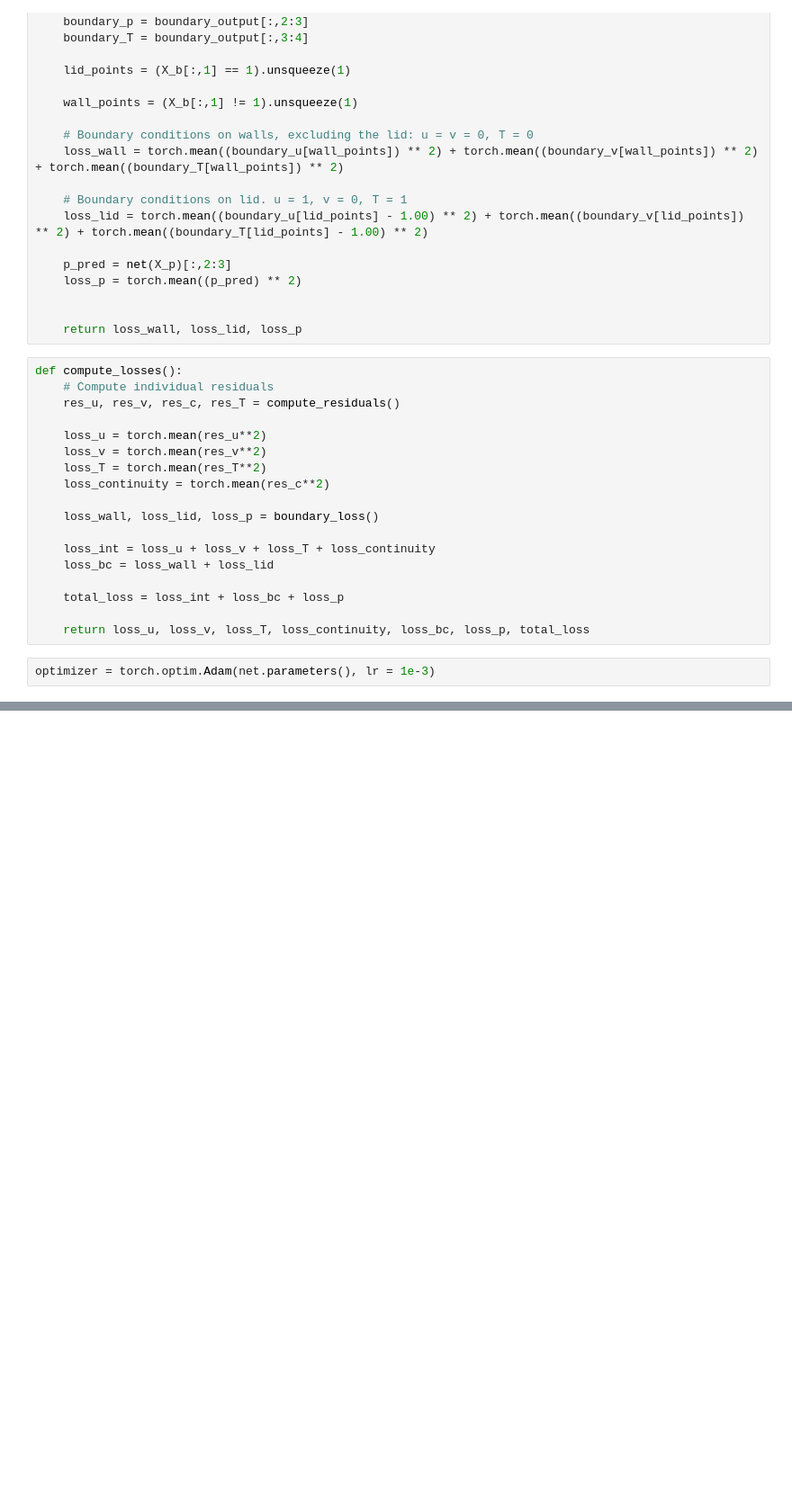
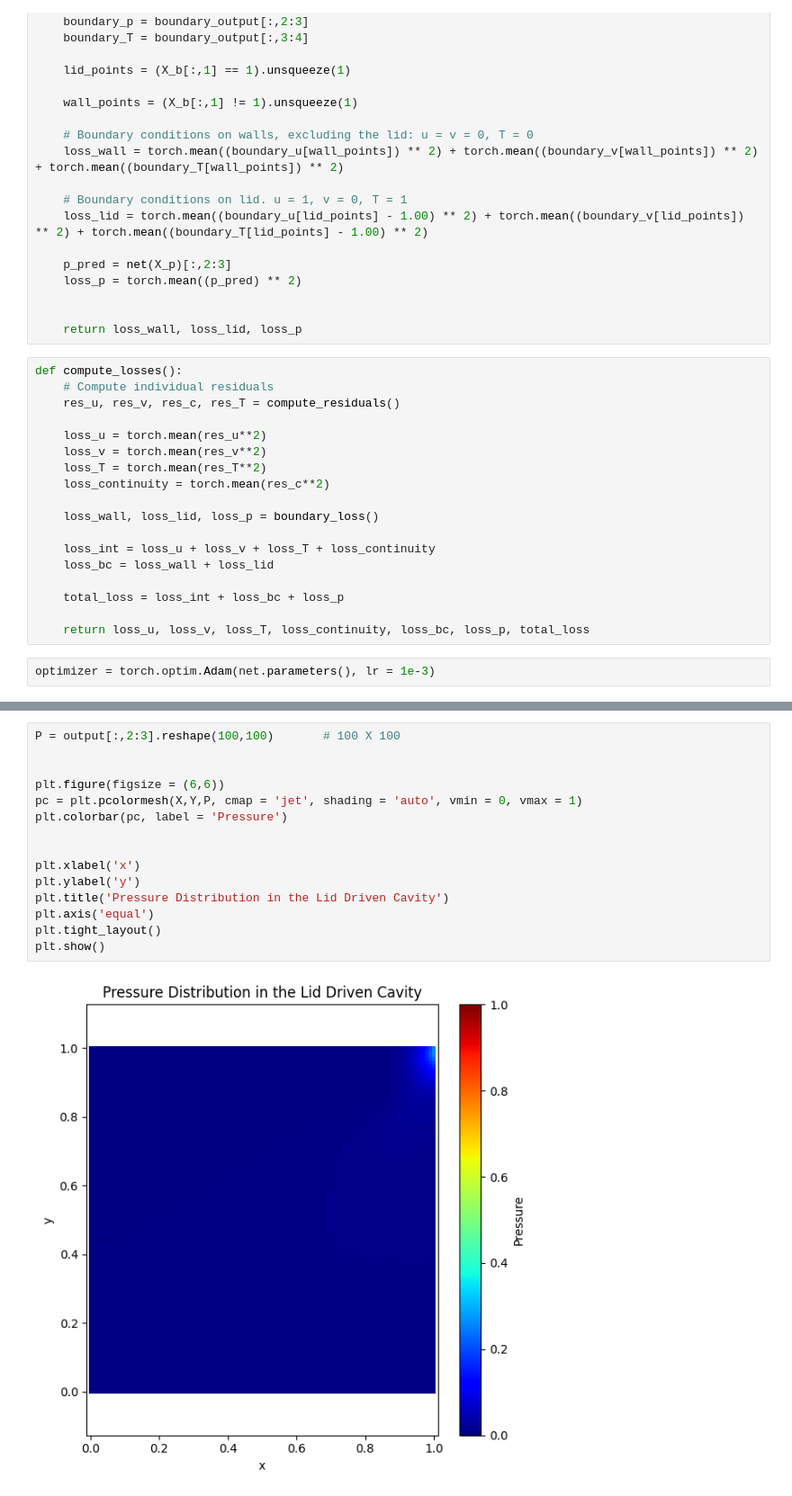
Before and after one commit to SoumikSarkar830/Laser_PINN, a Jupyter notebook: Vanilla_PINN_Lid_Driven_Cavity.ipynb, the cells around one changed output, grey strips where cells are left out. Shown: that part at 90% size. Cells and saved outputs as stored; diff of their text form; blank space fills up the shorter version.

Commit message:
Vanilla PINN Lid Driven Cavity

```diff
--- a/Vanilla_PINN_Lid_Driven_Cavity.ipynb
+++ b/Vanilla_PINN_Lid_Driven_Cavity.ipynb
@@ -251,0 +280,17 @@ plt.show()
+# %%
+P = output[:,2:3].reshape(100,100)       # 100 X 100
+
+
+plt.figure(figsize = (6,6))
+pc = plt.pcolormesh(X,Y,P, cmap = 'jet', shading = 'auto', vmin = 0, vmax = 1)
+plt.colorbar(pc, label = 'Pressure')
+
+
+plt.xlabel('x')
+plt.ylabel('y')
+plt.title('Pressure Distribution in the Lid Driven Cavity')
+plt.axis('equal')
+plt.tight_layout()
+plt.show()
+# %% [output]
+[figure, added]
```
Also changed, not shown: parts of 8 cells of this notebook.
